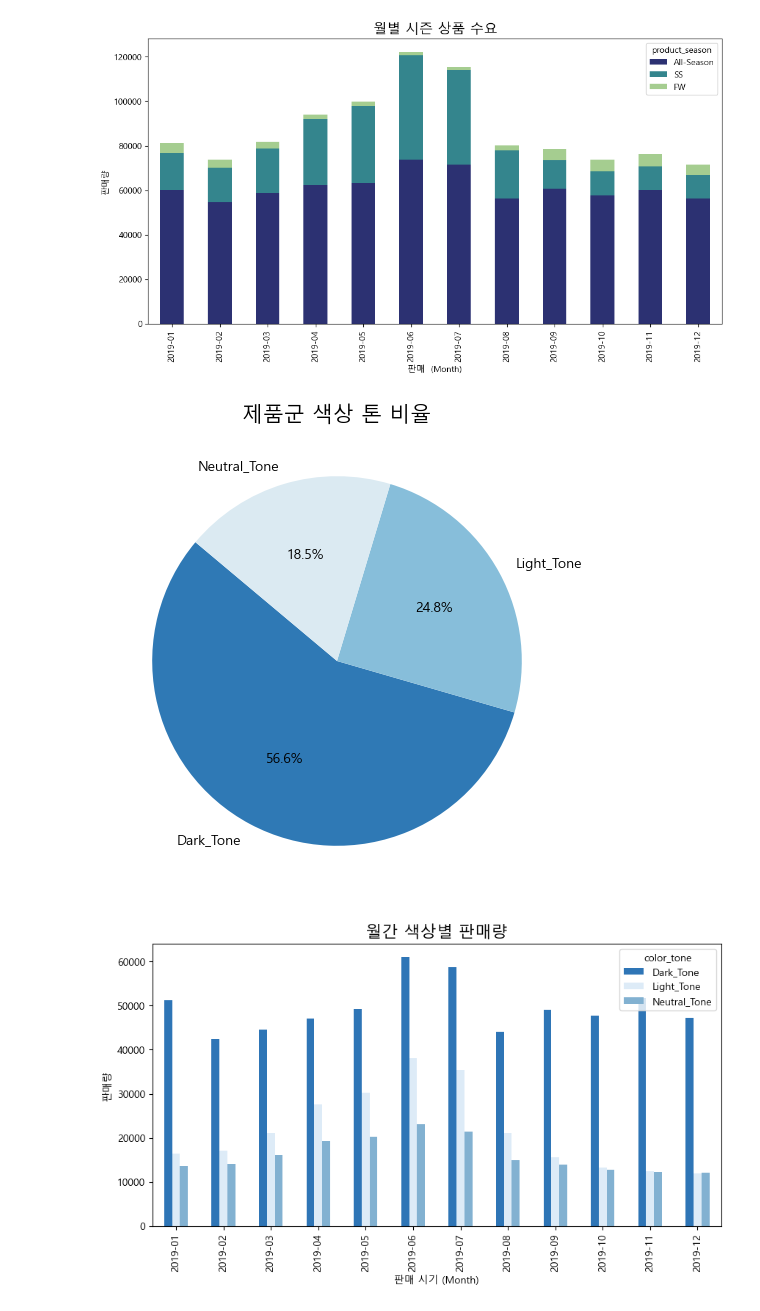
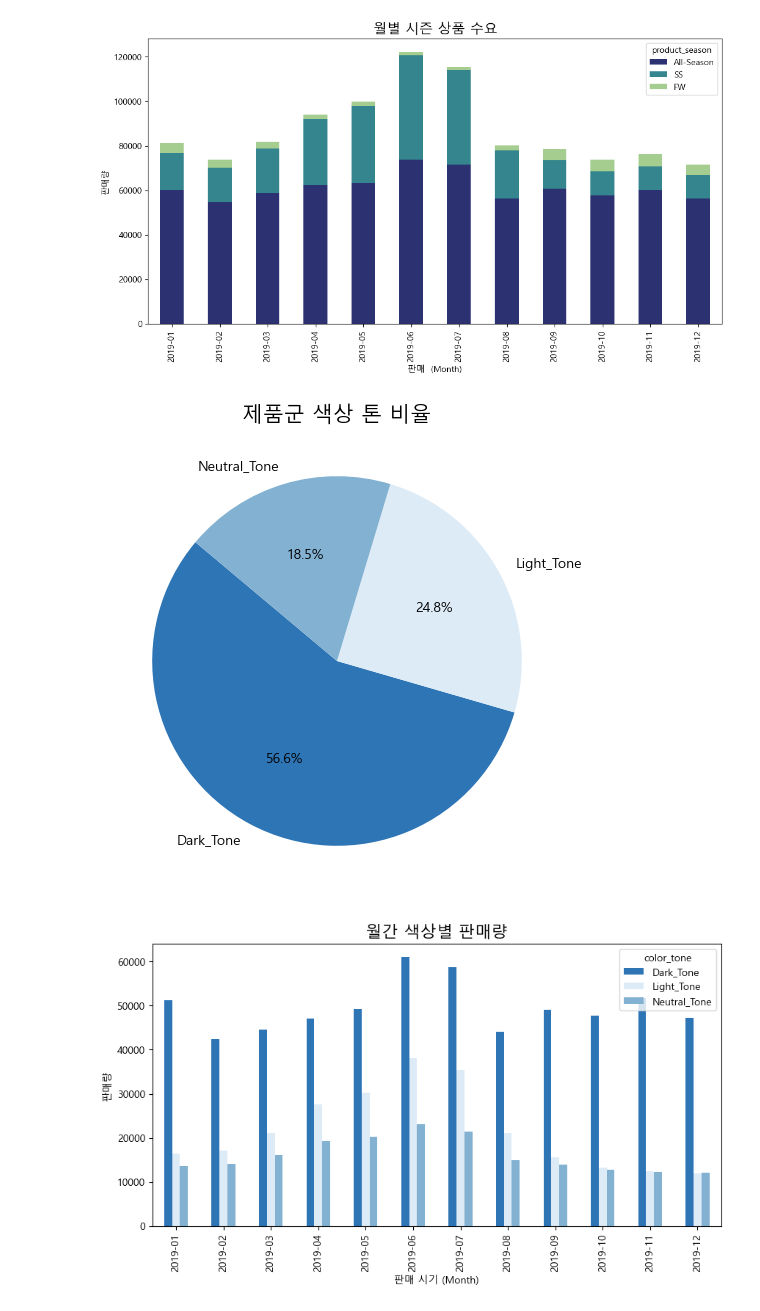
Before and after one commit to yoohengu/cross-gen-biz-analysis, a Jupyter notebook: SOL_analysis/jinjja_jinjja_final.ipynb, the cells around one changed output. Drawn from its saved outputs; the diff is of its cells as text; code cells hidden in the pictures.

```diff
--- a/SOL_analysis/jinjja_jinjja_final.ipynb
+++ b/SOL_analysis/jinjja_jinjja_final.ipynb
@@ -1089,18 +1089,20 @@ plt.show()
 # %%
 # 제품군 색상 톤 비율
 tone_counts = df_final['color_tone'].value_counts()
+my_tones = ['#2E75B6', '#DDEBF7', '#82B1D1']
 
 plt.figure(figsize=(6, 6))
 plt.pie(
     tone_counts,
     labels=tone_counts.index,
     autopct='%1.1f%%',
     startangle=140,
-    colors=sns.color_palette('RdBu_r'))
+    colors = my_tones,
+)
 plt.title('제품군 색상 톤 비율', fontsize=15)
 plt.show()
 # %% [output]
-[figure, old version]
+[figure, new version]
 # %%
 #월간 색상별 판매량
 tone_trend = df_final.groupby(['year_month', 'color_tone']).size().unstack(fill_value=0)  #가로로 펼치고 없으면 0으로 채워~
```
Also changed, not shown: parts of 1 cell of this notebook, 4 other files.
